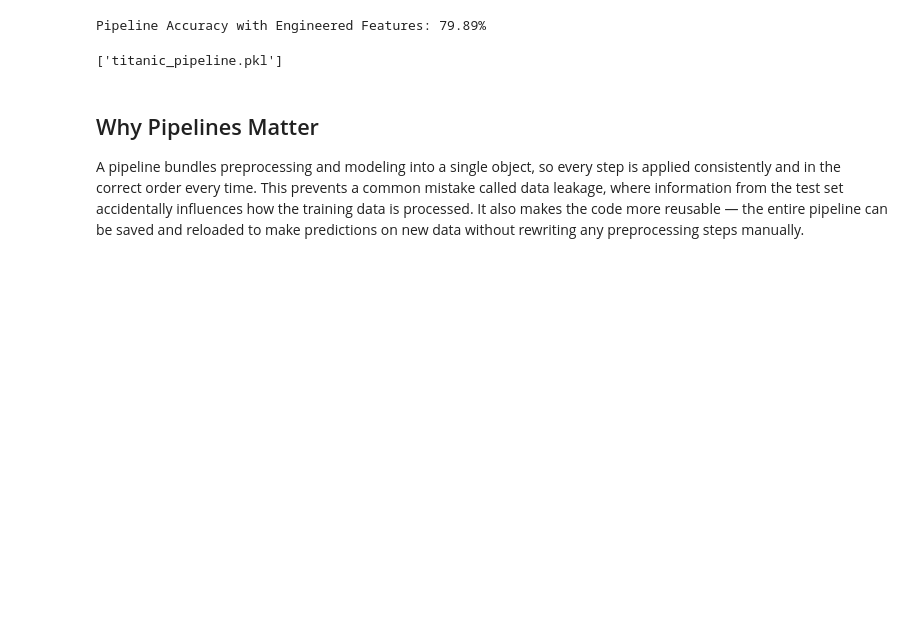
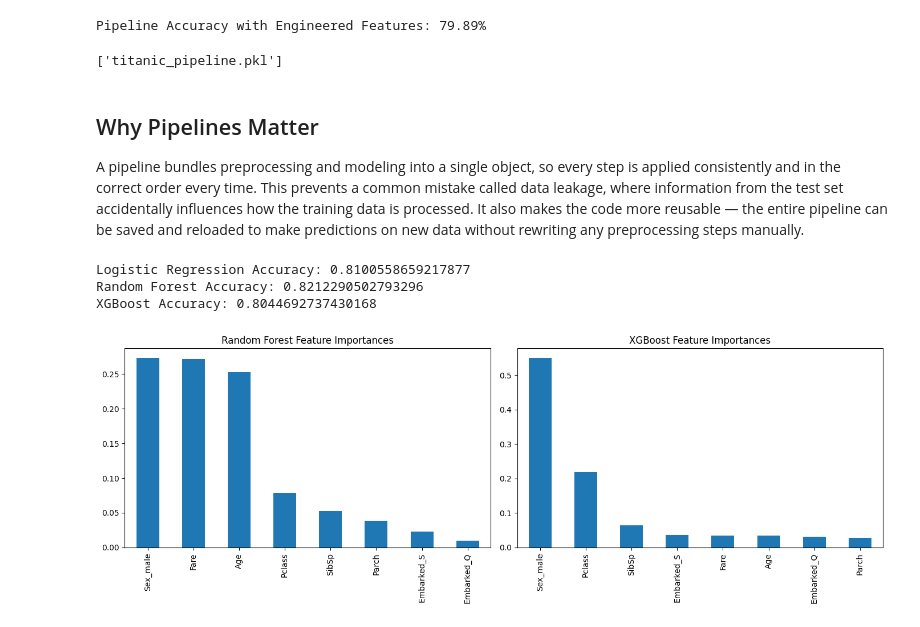
Before and after one commit to maleehajunaid/neurofive-ml-track, a Jupyter notebook: NeuroFive_Pipeline.ipynb, the cells around one changed output. Drawn from its saved outputs; the diff is of its cells as text; code cells hidden in the pictures; blank space fills up the shorter version.

```diff
--- a/NeuroFive_Pipeline.ipynb
+++ b/NeuroFive_Pipeline.ipynb
@@ -108,0 +127,51 @@ rewriting any preprocessing steps manually.
+# %%
+from sklearn.model_selection import train_test_split
+
+X_train, X_test, y_train, y_test = train_test_split(X, y, test_size=0.2, random_state=42)
+# %%
+from sklearn.ensemble import RandomForestClassifier
+
+rf_model = RandomForestClassifier(n_estimators=100, random_state=42)
+rf_model.fit(X_train, y_train)
+
+rf_pred = rf_model.predict(X_test)
+# %%
+from xgboost import XGBClassifier
+
+xgb_model = XGBClassifier(n_estimators=100, random_state=42, eval_metric='logloss')
+xgb_model.fit(X_train, y_train)
+
+xgb_pred = xgb_model.predict(X_test)
+# %%
+from sklearn.metrics import accuracy_score
+
+# Your original Logistic Regression model from Task 3 (retrain here for direct comparison)
+from sklearn.linear_model import LogisticRegression
+log_model = LogisticRegression(max_iter=1000)
+log_model.fit(X_train, y_train)
+log_pred = log_model.predict(X_test)
+
+print("Logistic Regression Accuracy:", accuracy_score(y_test, log_pred))
+print("Random Forest Accuracy:", accuracy_score(y_test, rf_pred))
+print("XGBoost Accuracy:", accuracy_score(y_test, xgb_pred))
+# %% [output]
+Logistic Regression Accuracy: 0.8100558659217877
+Random Forest Accuracy: 0.8212290502793296
+XGBoost Accuracy: 0.8044692737430168
+# %%
+import matplotlib.pyplot as plt
+
+fig, axes = plt.subplots(1, 2, figsize=(14,5))
+
+# Random Forest importances
+rf_importances = pd.Series(rf_model.feature_importances_, index=X.columns).sort_values(ascending=False)
+rf_importances.plot(kind='bar', ax=axes[0], title='Random Forest Feature Importances')
+
+# XGBoost importances
+xgb_importances = pd.Series(xgb_model.feature_importances_, index=X.columns).sort_values(ascending=False)
+xgb_importances.plot(kind='bar', ax=axes[1], title='XGBoost Feature Importances')
+
+plt.tight_layout()
+plt.show()
+# %% [output]
+[figure, added]
```
Also changed, not shown: parts of 4 cells of this notebook.
